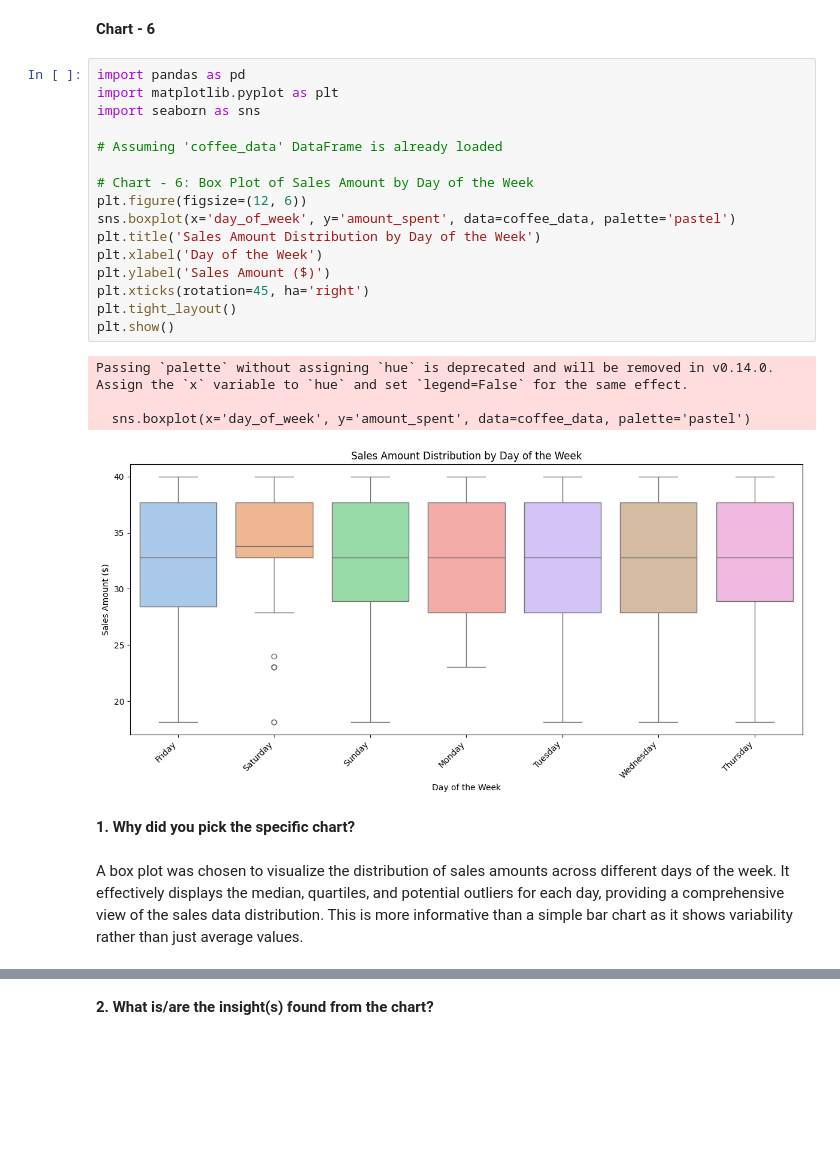
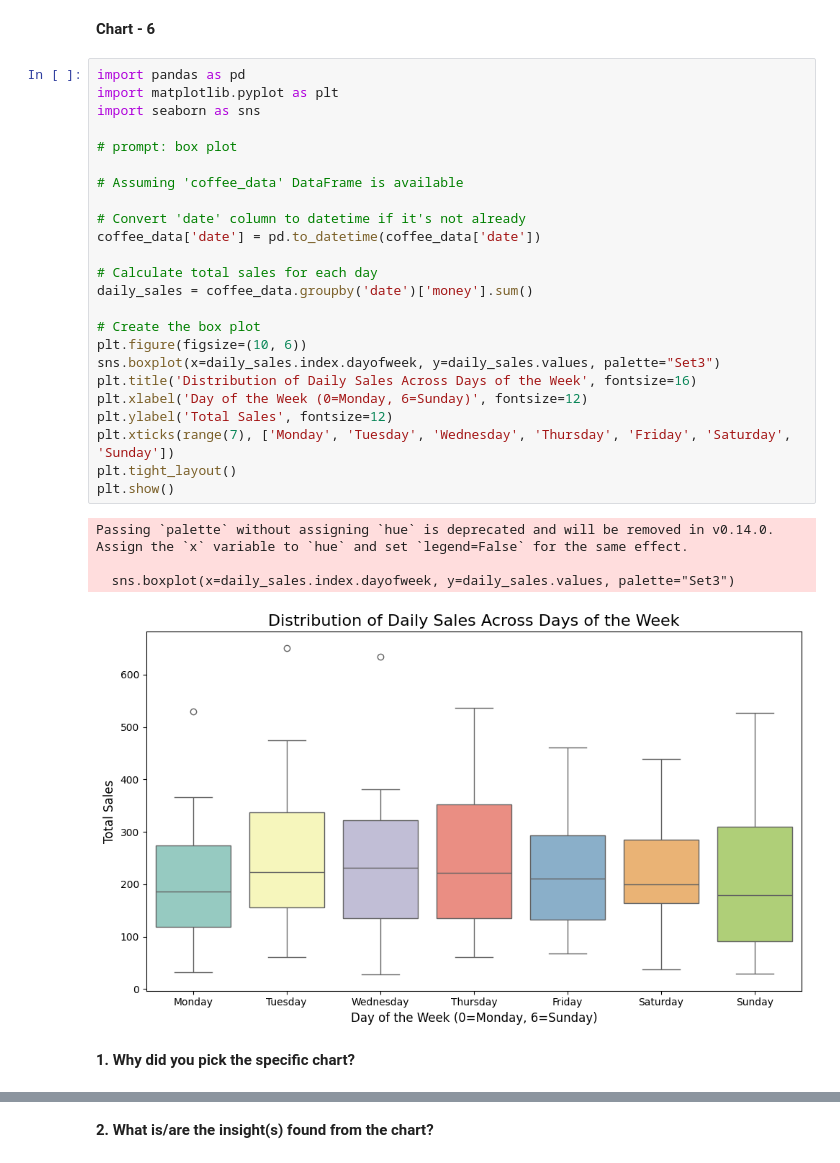
Before and after one commit to shrbhadra/Copy-of-Classification-ML-project0.ipynb---Colab, a Jupyter notebook: coffee_sales_Exploratory_Data_Analysis_(EDA).ipynb, the cells around one changed output, grey strips where cells are left out. Cells and saved outputs as stored; diff of their text form; blank space fills up the shorter version.

```diff
--- a/coffee_sales_Exploratory_Data_Analysis_(EDA).ipynb
+++ b/coffee_sales_Exploratory_Data_Analysis_(EDA).ipynb
@@ -922,25 +984,31 @@ Neglecting Premium Products: Focusing too much on high-volume items could result
 # %%
 import pandas as pd
 import matplotlib.pyplot as plt
 import seaborn as sns
 
-# Assuming 'coffee_data' DataFrame is already loaded
+# prompt: box plot
 
-# Chart - 6: Box Plot of Sales Amount by Day of the Week
-plt.figure(figsize=(12, 6))
-sns.boxplot(x='day_of_week', y='amount_spent', data=coffee_data, palette='pastel')
-plt.title('Sales Amount Distribution by Day of the Week')
-plt.xlabel('Day of the Week')
-plt.ylabel('Sales Amount ($)')
-plt.xticks(rotation=45, ha='right')
+# Assuming 'coffee_data' DataFrame is available
+
+# Convert 'date' column to datetime if it's not already
+coffee_data['date'] = pd.to_datetime(coffee_data['date'])
+
+# Calculate total sales for each day
+daily_sales = coffee_data.groupby('date')['money'].sum()
+
+# Create the box plot
+plt.figure(figsize=(10, 6))
+sns.boxplot(x=daily_sales.index.dayofweek, y=daily_sales.values, palette="Set3")
+plt.title('Distribution of Daily Sales Across Days of the Week', fontsize=16)
+plt.xlabel('Day of the Week (0=Monday, 6=Sunday)', fontsize=12)
+plt.ylabel('Total Sales', fontsize=12)
+plt.xticks(range(7), ['Monday', 'Tuesday', 'Wednesday', 'Thursday', 'Friday', 'Saturday', 'Sunday'])
 plt.tight_layout()
 plt.show()
 # %% [output]
 Passing `palette` without assigning `hue` is deprecated and will be removed in v0.14.0. Assign the `x` variable to `hue` and set `legend=False` for the same effect.
 
-  sns.boxplot(x='day_of_week', y='amount_spent', data=coffee_data, palette='pastel')
+  sns.boxplot(x=daily_sales.index.dayofweek, y=daily_sales.values, palette="Set3")
-[figure, old version]
+[figure, new version]
 # %% [markdown]
 **1. Why did you pick the specific chart?**
-# %% [markdown]
-A box plot was chosen to visualize the distribution of sales amounts across different days of the week.  It effectively displays the median, quartiles, and potential outliers for each day, providing a comprehensive view of the sales data distribution.  This is more informative than a simple bar chart as it shows variability rather than just average values.
```
Also changed, not shown: parts of 51 cells of this notebook.
